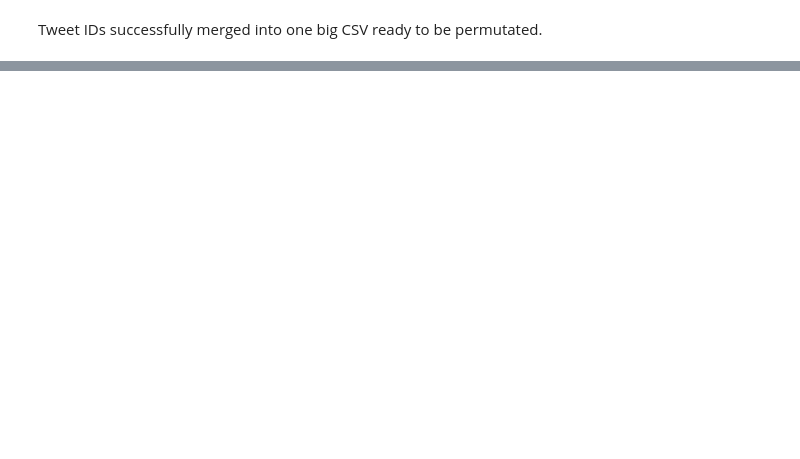
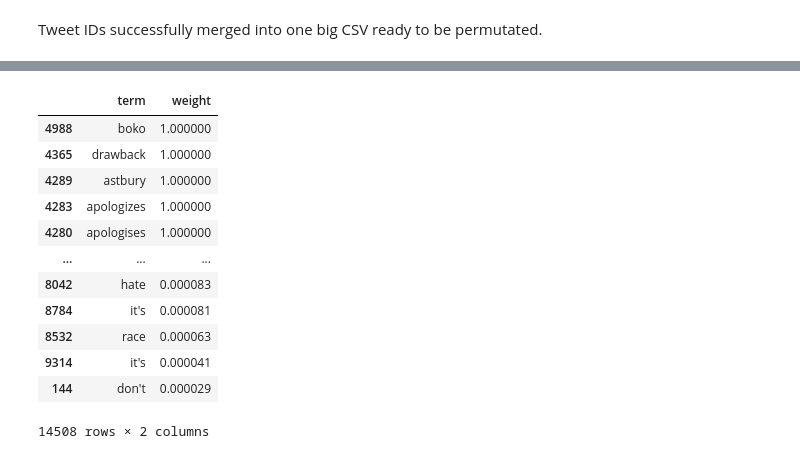
Before and after one commit to dowoma/DDS_BLM, a Jupyter notebook: DataCleaning-copy.ipynb, the cells around one changed output, grey strips where cells are left out. Cells and saved outputs as stored; diff of their text form; code cells hidden in the pictures; blank space fills up the shorter version.

Commit message:
redid merging and sampling, included topic df

```diff
--- a/DataCleaning-copy.ipynb
+++ b/DataCleaning-copy.ipynb
@@ -264,0 +266,18 @@ Randomly selected 2,000,000 tweet IDs.
+# %%
+alm = pd.read_csv('/Users/dmusa/Documents/UCSD/2021-2022/BLM_Tweets/topics/alm50.csv')
+alm = alm[['term', 'weight']]
+alm.sort_values(by=['weight'],ascending=False)
+# %% [output]
+|  | term | weight |
+| 4988 | boko | 1.000000 |
+| 4365 | drawback | 1.000000 |
+| 4289 | astbury | 1.000000 |
+| 4283 | apologizes | 1.000000 |
+| 4280 | apologises | 1.000000 |
+| ... | ... | ... |
+| 8042 | hate | 0.000083 |
+| 8784 | it's | 0.000081 |
+| 8532 | race | 0.000063 |
+| 9314 | it's | 0.000041 |
+| 144 | don't | 0.000029 |
+14508 rows × 2 columns
```
Also changed, not shown: parts of 15 cells of this notebook.
